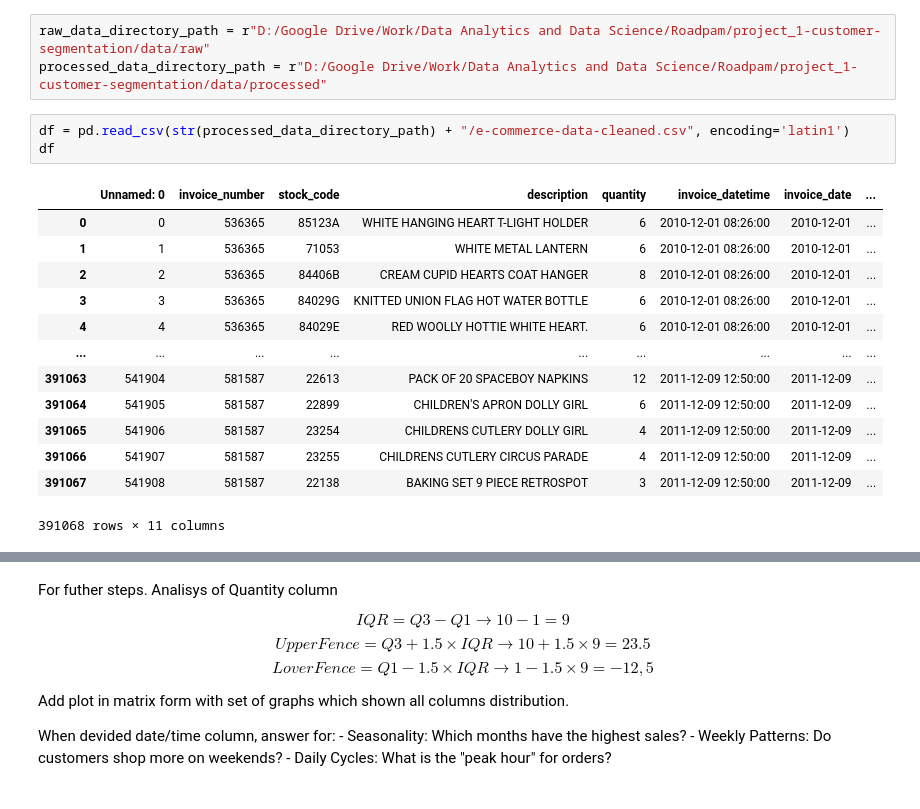
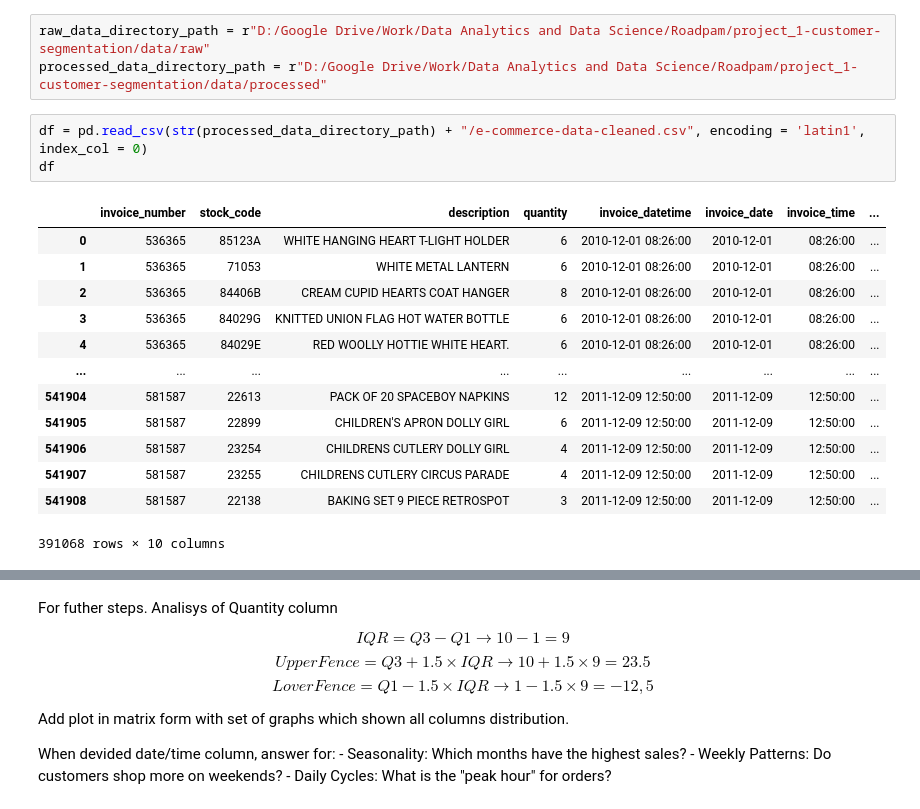
Before and after one commit to RV01011001/project_1-customer-segmentation, a Jupyter notebook: notebooks/03_exploratory_data_analysis.ipynb, the cells around one changed output, grey strips where cells are left out. Cells and saved outputs as stored; diff of their text form.

Commit message:
Working on stage 3 -Exploratory Data Analysis

```diff
--- a/notebooks/03_exploratory_data_analysis.ipynb
+++ b/notebooks/03_exploratory_data_analysis.ipynb
@@ -26,19 +26,19 @@ import missingno as msno # Analyze data for missing values
 raw_data_directory_path = r"D:/Google Drive/Work/Data Analytics and Data Science/Roadpam/project_1-customer-segmentation/data/raw"
 processed_data_directory_path = r"D:/Google Drive/Work/Data Analytics and Data Science/Roadpam/project_1-customer-segmentation/data/processed"
 # %%
-df = pd.read_csv(str(processed_data_directory_path) + "/e-commerce-data-cleaned.csv", encoding='latin1')
+df = pd.read_csv(str(processed_data_directory_path) + "/e-commerce-data-cleaned.csv", encoding = 'latin1', index_col = 0)
 df
 # %% [output]
-|  | Unnamed: 0 | invoice_number | stock_code | description | quantity | invoice_datetime | invoice_date | ... |
-| 0 | 0 | 536365 | 85123A | WHITE HANGING HEART T-LIGHT HOLDER | 6 | 2010-12-01 08:26:00 | 2010-12-01 | ... |
-| 1 | 1 | 536365 | 71053 | WHITE METAL LANTERN | 6 | 2010-12-01 08:26:00 | 2010-12-01 | ... |
-| 2 | 2 | 536365 | 84406B | CREAM CUPID HEARTS COAT HANGER | 8 | 2010-12-01 08:26:00 | 2010-12-01 | ... |
-| 3 | 3 | 536365 | 84029G | KNITTED UNION FLAG HOT WATER BOTTLE | 6 | 2010-12-01 08:26:00 | 2010-12-01 | ... |
-| 4 | 4 | 536365 | 84029E | RED WOOLLY HOTTIE WHITE HEART. | 6 | 2010-12-01 08:26:00 | 2010-12-01 | ... |
+|  | invoice_number | stock_code | description | quantity | invoice_datetime | invoice_date | invoice_time | ... |
+| 0 | 536365 | 85123A | WHITE HANGING HEART T-LIGHT HOLDER | 6 | 2010-12-01 08:26:00 | 2010-12-01 | 08:26:00 | ... |
+| 1 | 536365 | 71053 | WHITE METAL LANTERN | 6 | 2010-12-01 08:26:00 | 2010-12-01 | 08:26:00 | ... |
+| 2 | 536365 | 84406B | CREAM CUPID HEARTS COAT HANGER | 8 | 2010-12-01 08:26:00 | 2010-12-01 | 08:26:00 | ... |
+| 3 | 536365 | 84029G | KNITTED UNION FLAG HOT WATER BOTTLE | 6 | 2010-12-01 08:26:00 | 2010-12-01 | 08:26:00 | ... |
+| 4 | 536365 | 84029E | RED WOOLLY HOTTIE WHITE HEART. | 6 | 2010-12-01 08:26:00 | 2010-12-01 | 08:26:00 | ... |
 | ... | ... | ... | ... | ... | ... | ... | ... | ... |
-| 391063 | 541904 | 581587 | 22613 | PACK OF 20 SPACEBOY NAPKINS | 12 | 2011-12-09 12:50:00 | 2011-12-09 | ... |
-| 391064 | 541905 | 581587 | 22899 | CHILDREN'S APRON DOLLY GIRL | 6 | 2011-12-09 12:50:00 | 2011-12-09 | ... |
-| 391065 | 541906 | 581587 | 23254 | CHILDRENS CUTLERY DOLLY GIRL | 4 | 2011-12-09 12:50:00 | 2011-12-09 | ... |
-| 391066 | 541907 | 581587 | 23255 | CHILDRENS CUTLERY CIRCUS PARADE | 4 | 2011-12-09 12:50:00 | 2011-12-09 | ... |
-| 391067 | 541908 | 581587 | 22138 | BAKING SET 9 PIECE RETROSPOT | 3 | 2011-12-09 12:50:00 | 2011-12-09 | ... |
+| 541904 | 581587 | 22613 | PACK OF 20 SPACEBOY NAPKINS | 12 | 2011-12-09 12:50:00 | 2011-12-09 | 12:50:00 | ... |
+| 541905 | 581587 | 22899 | CHILDREN'S APRON DOLLY GIRL | 6 | 2011-12-09 12:50:00 | 2011-12-09 | 12:50:00 | ... |
+| 541906 | 581587 | 23254 | CHILDRENS CUTLERY DOLLY GIRL | 4 | 2011-12-09 12:50:00 | 2011-12-09 | 12:50:00 | ... |
+| 541907 | 581587 | 23255 | CHILDRENS CUTLERY CIRCUS PARADE | 4 | 2011-12-09 12:50:00 | 2011-12-09 | 12:50:00 | ... |
+| 541908 | 581587 | 22138 | BAKING SET 9 PIECE RETROSPOT | 3 | 2011-12-09 12:50:00 | 2011-12-09 | 12:50:00 | ... |
-391068 rows × 11 columns
+391068 rows × 10 columns
```
Also changed, not shown: parts of 8 cells of this notebook, 1 other file.
